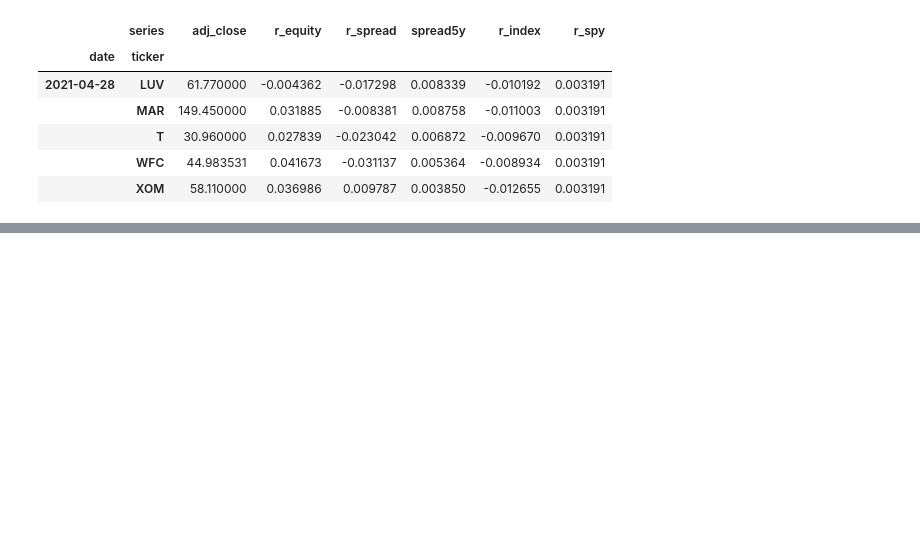
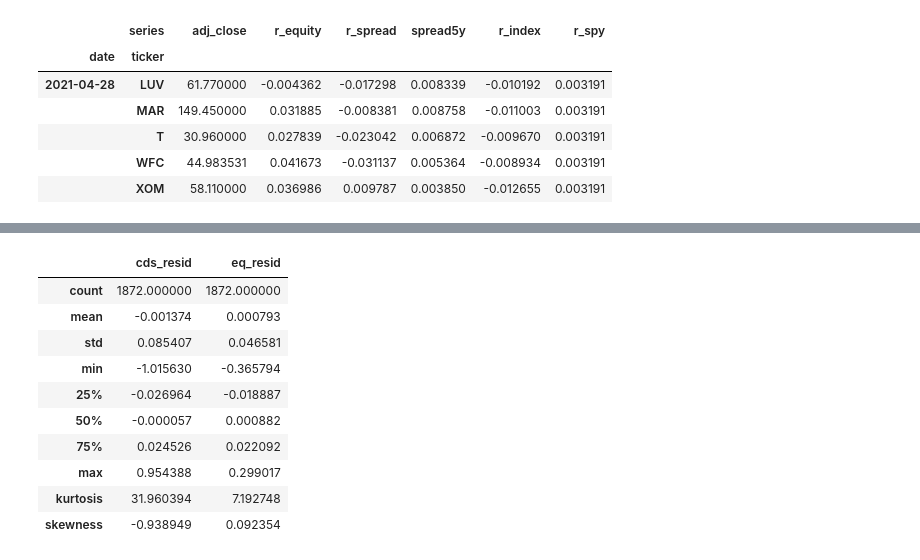
Before and after one commit to CalebEverett/finm33150-predictive-regression, a Jupyter notebook: predictive_regression.ipynb, the cells around one changed output, grey strips where cells are left out. Cells and saved outputs as stored; diff of their text form; code cells hidden in the pictures; blank space fills up the shorter version.

```diff
--- a/predictive_regression.ipynb
+++ b/predictive_regression.ipynb
@@ -211,0 +179,17 @@ dtype: float64
+# %%
+df_stats = df_resid.describe()
+df_stats.loc["kurtosis"] = df_resid.kurtosis()
+df_stats.loc["skewness"] = df_resid.skew()
+df_stats
+# %% [output]
+|  | cds_resid | eq_resid |
+| count | 1872.000000 | 1872.000000 |
+| mean | -0.001374 | 0.000793 |
+| std | 0.085407 | 0.046581 |
+| min | -1.015630 | -0.365794 |
+| 25% | -0.026964 | -0.018887 |
+| 50% | -0.000057 | 0.000882 |
+| 75% | 0.024526 | 0.022092 |
+| max | 0.954388 | 0.299017 |
+| kurtosis | 31.960394 | 7.192748 |
+| skewness | -0.938949 | 0.092354 |
```
Also changed, not shown: parts of 44 cells of this notebook, 1 other file.
